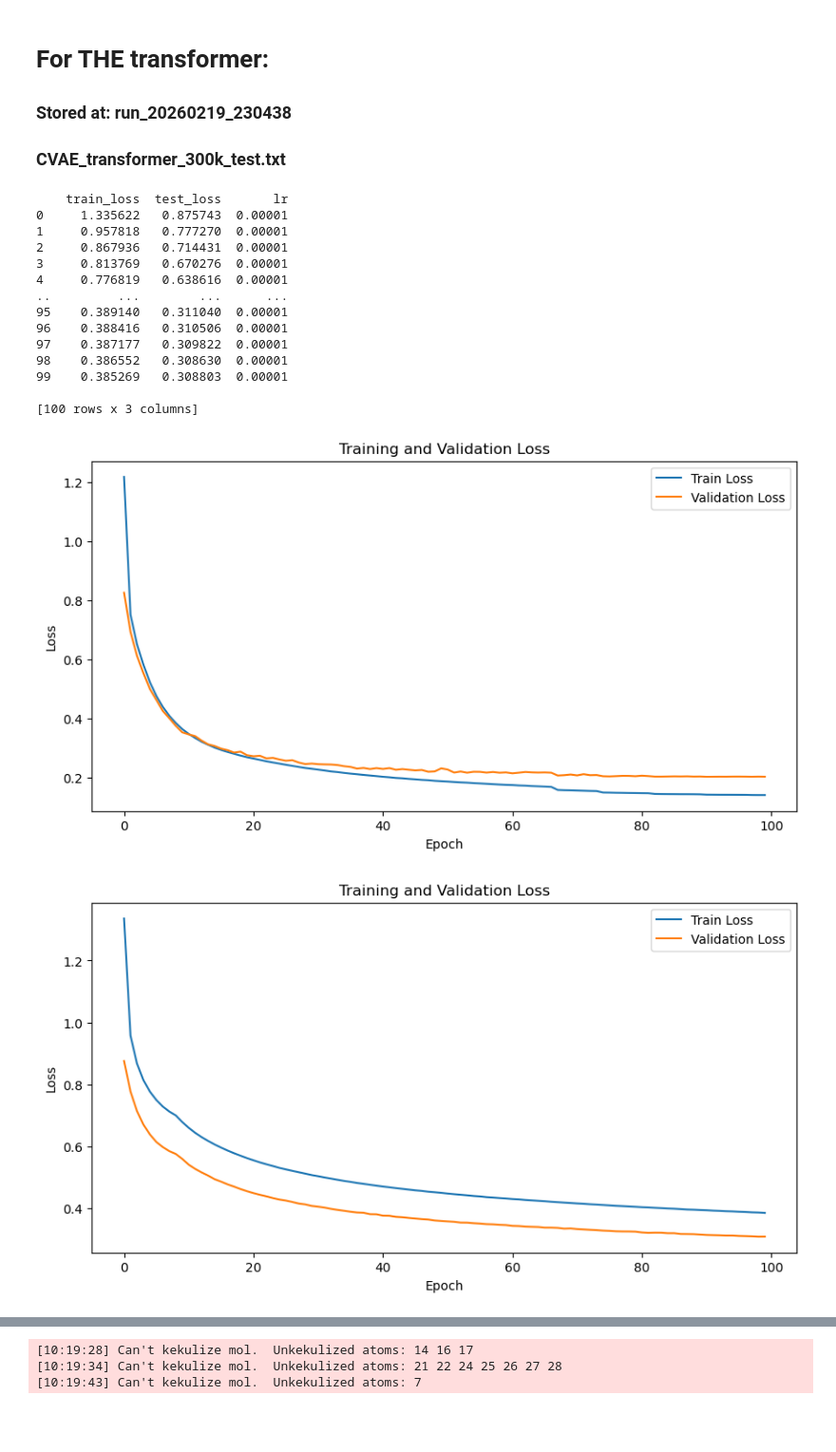
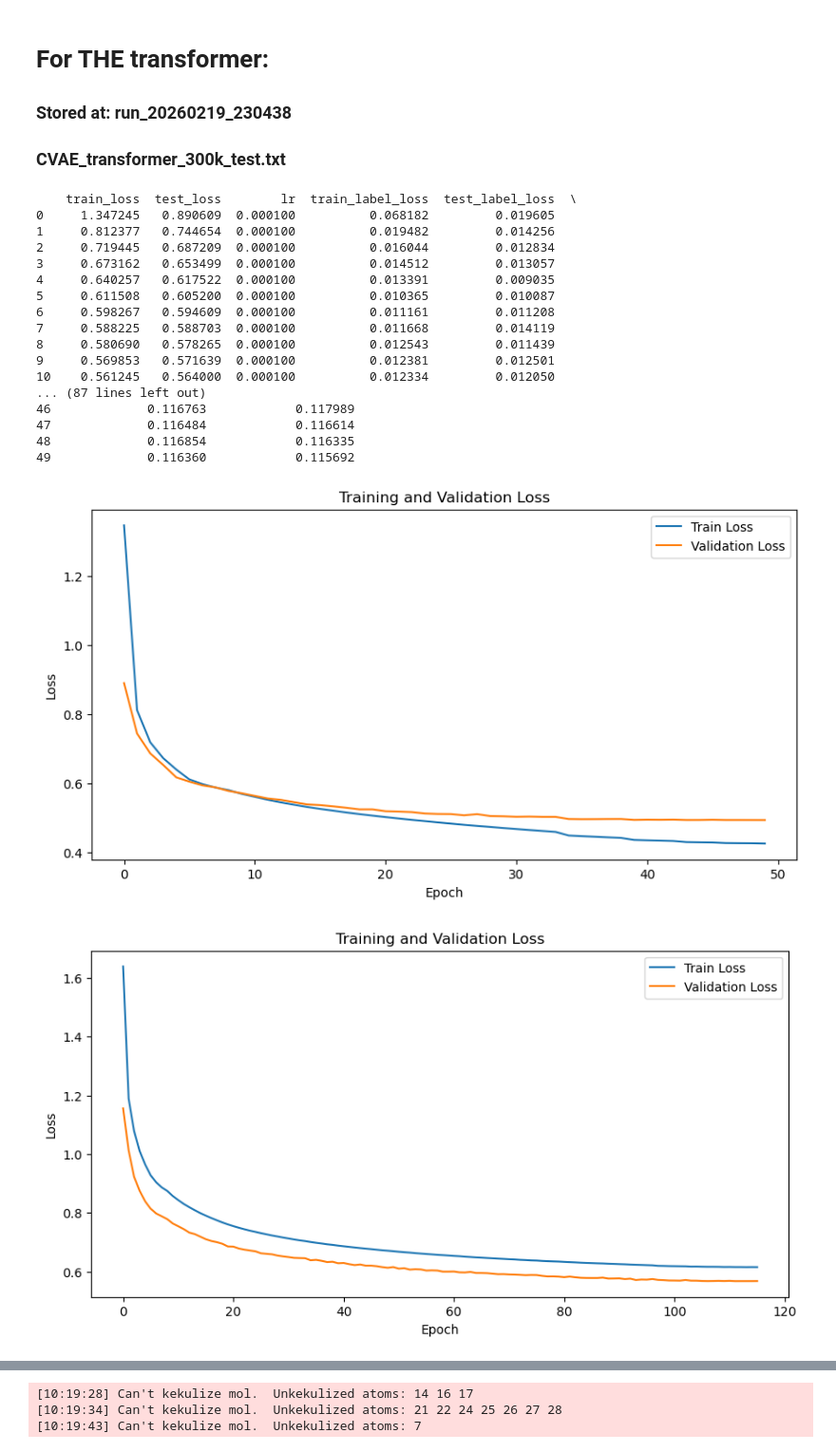
Before and after one commit to johanbaumann/dat675_project, a Jupyter notebook: vae/paper_based/CVAE/viz.ipynb, the cells around one changed output, grey strips where cells are left out. Shown at 95% size. Saved outputs shown, nothing was run; the diff lists cells and outputs as text; code cells hidden in the pictures; blank space fills up the shorter version.

```diff
--- a/vae/paper_based/CVAE/viz.ipynb
+++ b/vae/paper_based/CVAE/viz.ipynb
@@ -30,47 +31,51 @@ imported at: Wed Feb 25 09:01:15 2026
 ### CVAE_transformer_300k_test.txt
 # %%
 save_folder = "save/"
-run_name = "run_20260219_230438"
+
 file = "history.csv"
 
-final_run = 'run_20260224_112850'
+final_lstm = "run_20260224_160237"
+final_transformer = "run_20260224_205844"
 
-df = pd.read_csv(save_folder+run_name+"/"+file)
+df = pd.read_csv(save_folder+final_lstm+"/"+file)
 print(df)
 
 def plot_history(df:pd.DataFrame, save_folder:str, file:str):
     x = np.linspace(0, len(df)-1, len(df))
     plt.figure(figsize=(10, 5))
     plt.plot(x, df['train_loss'], label='Train Loss')
     plt.plot(x, df['test_loss'], label='Validation Loss')
     plt.xlabel('Epoch')
     plt.ylabel('Loss')
     plt.legend()
     plt.title('Training and Validation Loss')
 
 
-    plt.savefig(save_folder + run_name + "/history_plot.png")
+    plt.savefig(save_folder + file + "/history_plot.png")
     plt.show()
 
-histories = ['huge_generation_lstm','run_20260219_230438','run_20260222_112050', final_run]
+histories = [final_lstm, final_transformer]
 for his in histories:
     df = pd.read_csv(save_folder+his+"/"+file)
 
-    plot_history(df, save_folder, file)
+    plot_history(df, save_folder, his)
 # %% [output]
-    train_loss  test_loss       lr
-0     1.335622   0.875743  0.00001
-1     0.957818   0.777270  0.00001
-2     0.867936   0.714431  0.00001
-3     0.813769   0.670276  0.00001
-4     0.776819   0.638616  0.00001
-..         ...        ...      ...
-95    0.389140   0.311040  0.00001
-96    0.388416   0.310506  0.00001
-97    0.387177   0.309822  0.00001
-98    0.386552   0.308630  0.00001
-99    0.385269   0.308803  0.00001
-
-[100 rows x 3 columns]
+    train_loss  test_loss        lr  train_label_loss  test_label_loss  \
+0     1.347245   0.890609  0.000100          0.068182         0.019605
+1     0.812377   0.744654  0.000100          0.019482         0.014256
+2     0.719445   0.687209  0.000100          0.016044         0.012834
+3     0.673162   0.653499  0.000100          0.014512         0.013057
+4     0.640257   0.617522  0.000100          0.013391         0.009035
+5     0.611508   0.605200  0.000100          0.010365         0.010087
+6     0.598267   0.594609  0.000100          0.011161         0.011208
+7     0.588225   0.588703  0.000100          0.011668         0.014119
+8     0.580690   0.578265  0.000100          0.012543         0.011439
+9     0.569853   0.571639  0.000100          0.012381         0.012501
+10    0.561245   0.564000  0.000100          0.012334         0.012050
+... (87 lines left out)
+46             0.116763            0.117989
+47             0.116484            0.116614
+48             0.116854            0.116335
+49             0.116360            0.115692
-[figure, old version]
+[figure, new version]
-[figure, old version]
+[figure, new version]
```
Also changed, not shown: parts of 6 cells of this notebook.
